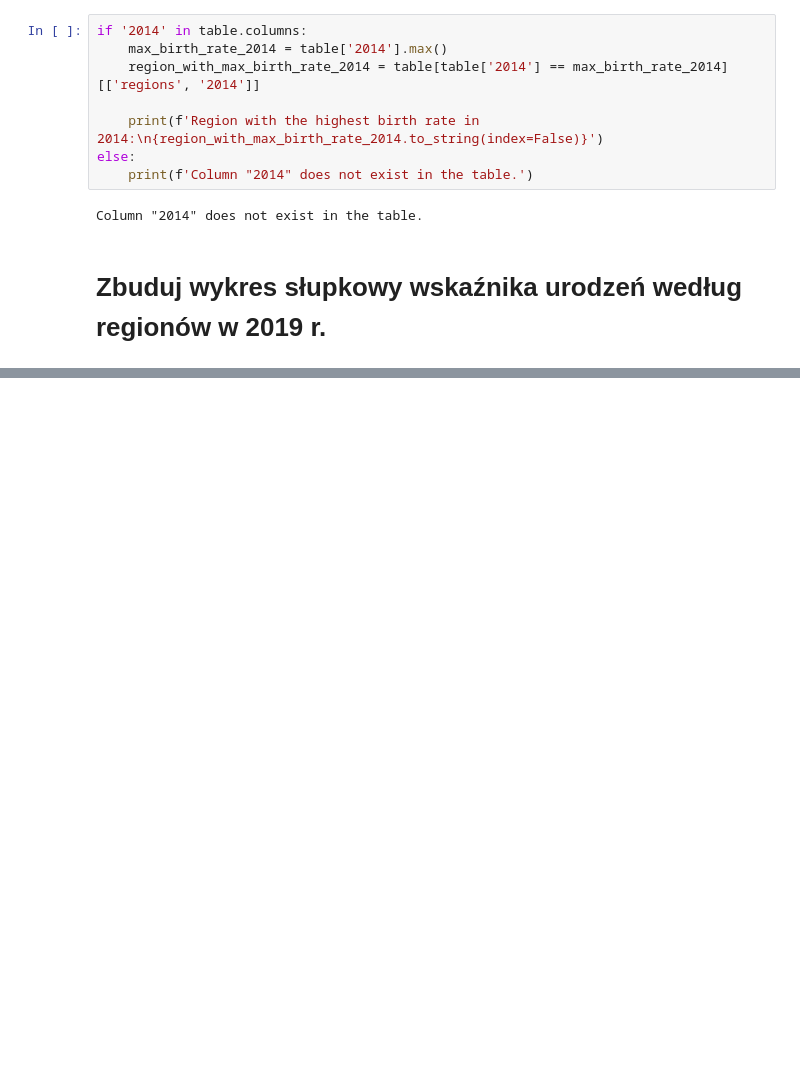
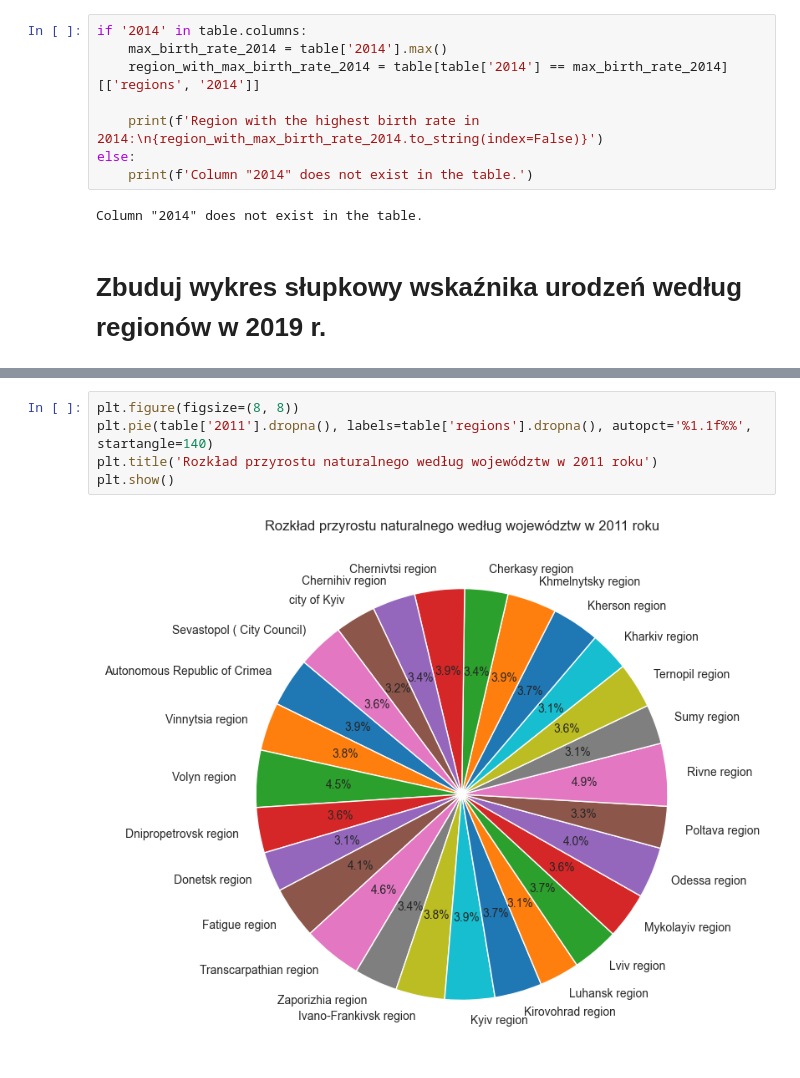
Before and after one commit to OlekKruh/Homework_02, a Jupyter notebook: HW_2_1.ipynb, the cells around one changed output, grey strips where cells are left out. Cells and saved outputs as stored; diff of their text form; blank space fills up the shorter version.

```diff
--- a/HW_2_1.ipynb
+++ b/HW_2_1.ipynb
@@ -190,0 +206,7 @@ else:
+# %%
+plt.figure(figsize=(8, 8))
+plt.pie(table['2011'].dropna(), labels=table['regions'].dropna(), autopct='%1.1f%%', startangle=140)
+plt.title('Rozkład przyrostu naturalnego według województw w 2011 roku')
+plt.show()
+# %% [output]
+[figure, added]
```
Also changed, not shown: parts of 3 cells of this notebook, 2 other files.
